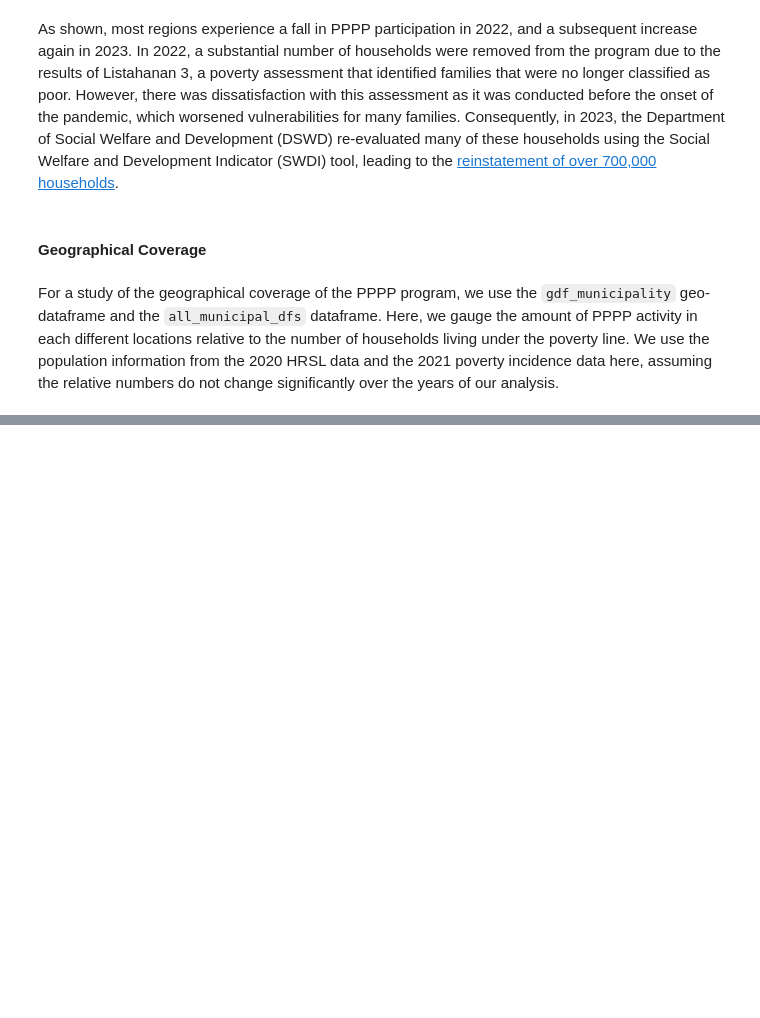
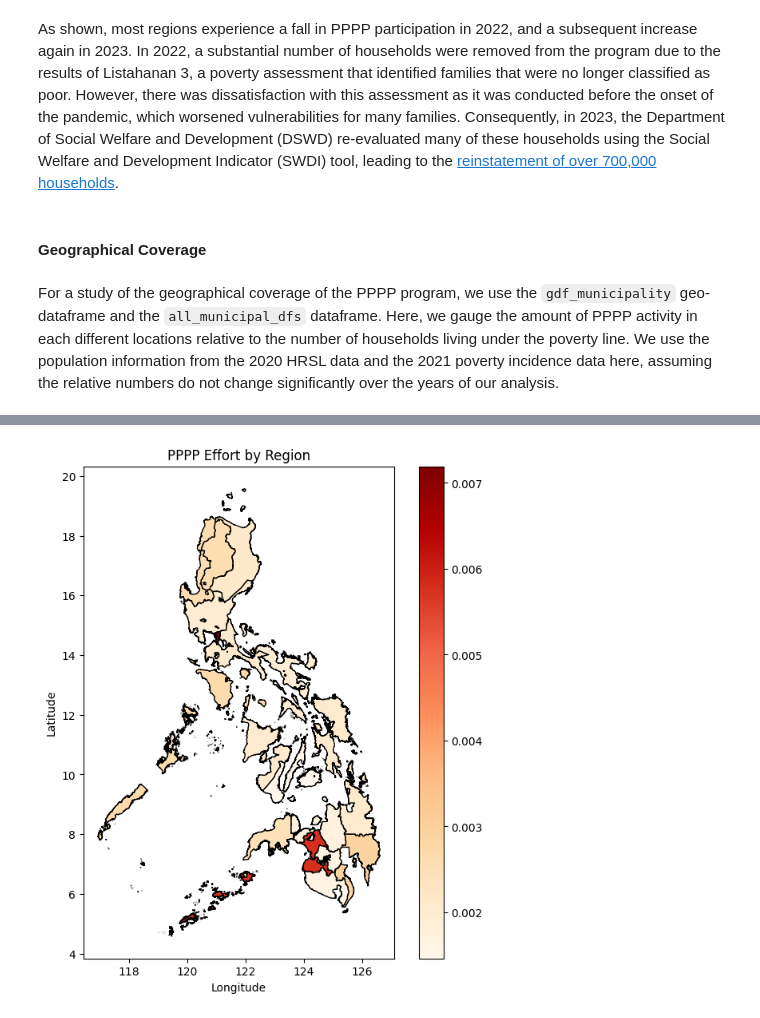
Before and after one commit to teofc111/poverty_mapping, a Jupyter notebook: pppp.ipynb, the cells around one changed output, grey strips where cells are left out. Drawn from its saved outputs; the diff is of its cells as text; code cells hidden in the pictures; blank space fills up the shorter version.

```diff
--- a/pppp.ipynb
+++ b/pppp.ipynb
@@ -4659,0 +4531,15 @@ municipality_shape.loc[municipality_shape.province.str.lower().str.startswith('n
+# %%
+gdf_pppp_2020_Q3 =  gdf_pppp.loc[gdf_pppp.YearQuarter=='2020-07-01',['region','grandtotal','poor_household_indicator','YearQuarter','geometry']]
+gdf_pppp_2020_Q3.drop(columns=['YearQuarter'],inplace=True)
+gdf_pppp_2020_Q3 = gdf_pppp_2020_Q3.dissolve(by='region', aggfunc='sum')
+gdf_pppp_2020_Q3['pppp_effort'] = gdf_pppp_2020_Q3['grandtotal']/gdf_pppp_2020_Q3['poor_household_indicator']
+gdf_pppp_2020_Q3.drop(columns=['grandtotal','poor_household_indicator'],inplace=True)
+
+fig, ax = plt.subplots(1,1,figsize=(8,8))
+gdf_pppp_2020_Q3.plot(column='pppp_effort', ax=ax, legend=True, cmap='OrRd', edgecolor='black')
+
+ax.set_title('PPPP Effort by Region')
+ax.set_xlabel('Longitude')
+ax.set_ylabel('Latitude');
+# %% [output]
+[figure, added]
```
Also changed, not shown: parts of 29 cells of this notebook.
